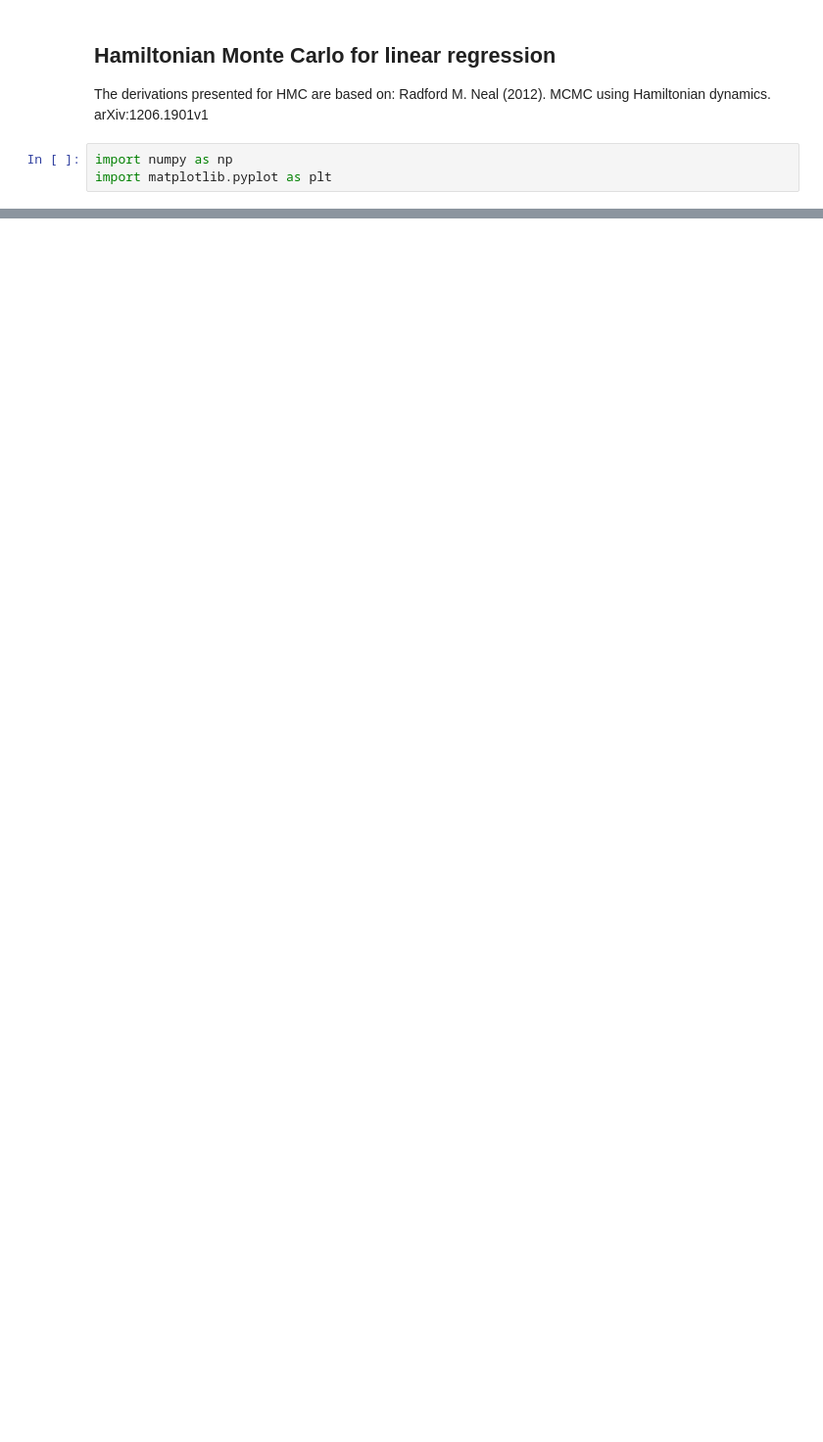
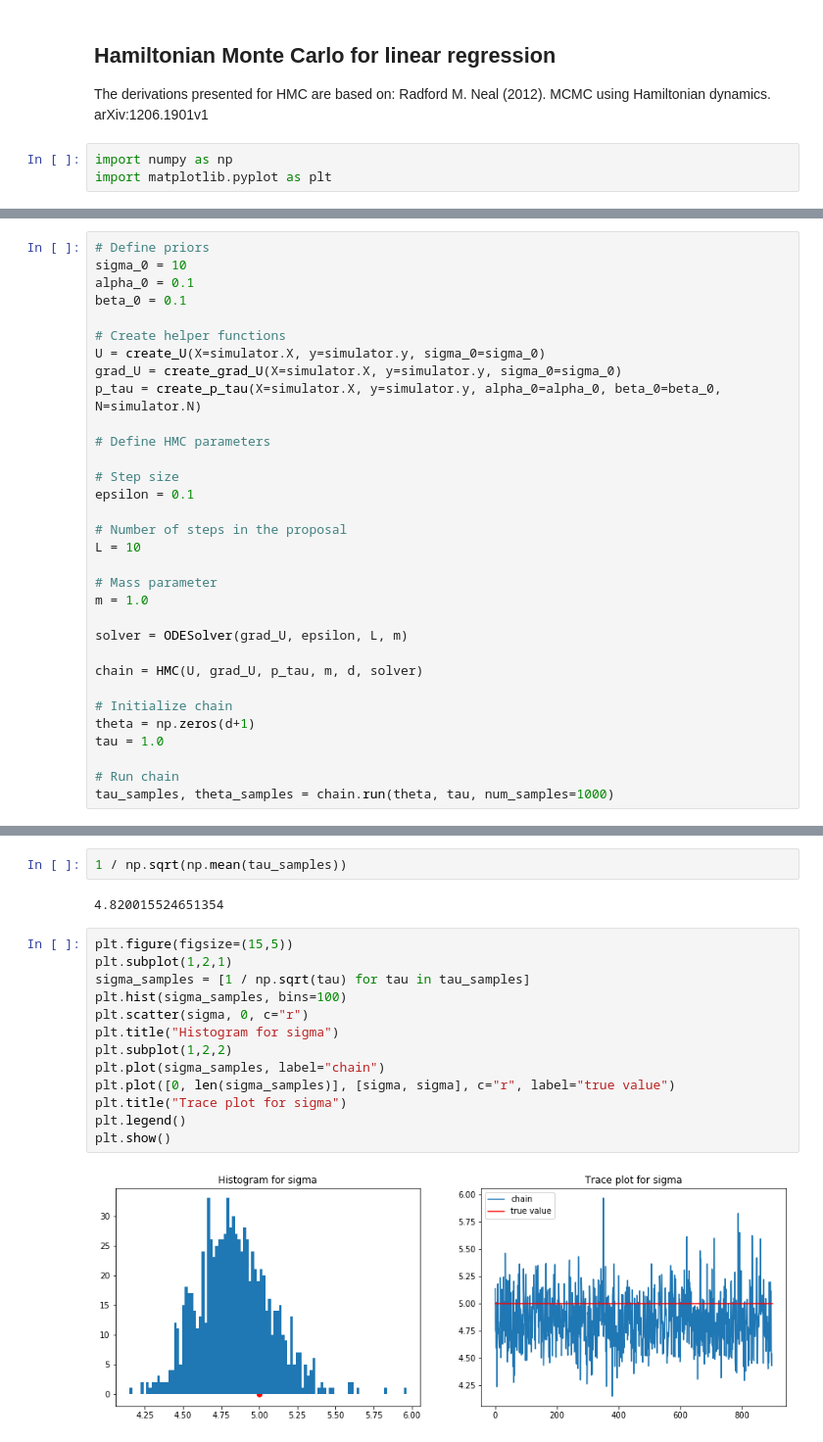
Before and after one commit to quynhhgoogoo/mcmc-project, a Jupyter notebook: notebooks/hmc/hmc_linear_regression.ipynb, the cells around one changed output, grey strips where cells are left out. Shown: that part at 98% size. Cells and saved outputs as stored; diff of their text form; blank space fills up the shorter version.

```diff
--- a/notebooks/hmc/hmc_linear_regression.ipynb
+++ b/notebooks/hmc/hmc_linear_regression.ipynb
@@ -148,0 +257,32 @@ class HMC:
+# %%
+# Define priors
+sigma_0 = 10
+alpha_0 = 0.1
+beta_0 = 0.1
+
+# Create helper functions
+U = create_U(X=simulator.X, y=simulator.y, sigma_0=sigma_0)
+grad_U = create_grad_U(X=simulator.X, y=simulator.y, sigma_0=sigma_0)
+p_tau = create_p_tau(X=simulator.X, y=simulator.y, alpha_0=alpha_0, beta_0=beta_0, N=simulator.N)
+
+# Define HMC parameters
+
+# Step size
+epsilon = 0.1
+
+# Number of steps in the proposal
+L = 10
+
+# Mass parameter
+m = 1.0
+
+solver = ODESolver(grad_U, epsilon, L, m)
+
+chain = HMC(U, grad_U, p_tau, m, d, solver)
+
+# Initialize chain
+theta = np.zeros(d+1)
+tau = 1.0
+
+# Run chain
+tau_samples, theta_samples = chain.run(theta, tau, num_samples=1000)
@@ -148,0 +293,19 @@ class HMC:
+# %%
+1 / np.sqrt(np.mean(tau_samples))
+# %% [output]
+4.820015524651354
+# %%
+plt.figure(figsize=(15,5))
+plt.subplot(1,2,1)
+sigma_samples = [1 / np.sqrt(tau) for tau in tau_samples]
+plt.hist(sigma_samples, bins=100)
+plt.scatter(sigma, 0, c="r")
+plt.title("Histogram for sigma")
+plt.subplot(1,2,2)
+plt.plot(sigma_samples, label="chain")
+plt.plot([0, len(sigma_samples)], [sigma, sigma], c="r", label="true value")
+plt.title("Trace plot for sigma")
+plt.legend()
+plt.show()
+# %% [output]
+[figure, added]
```
Also changed, not shown: parts of 10 cells of this notebook.
